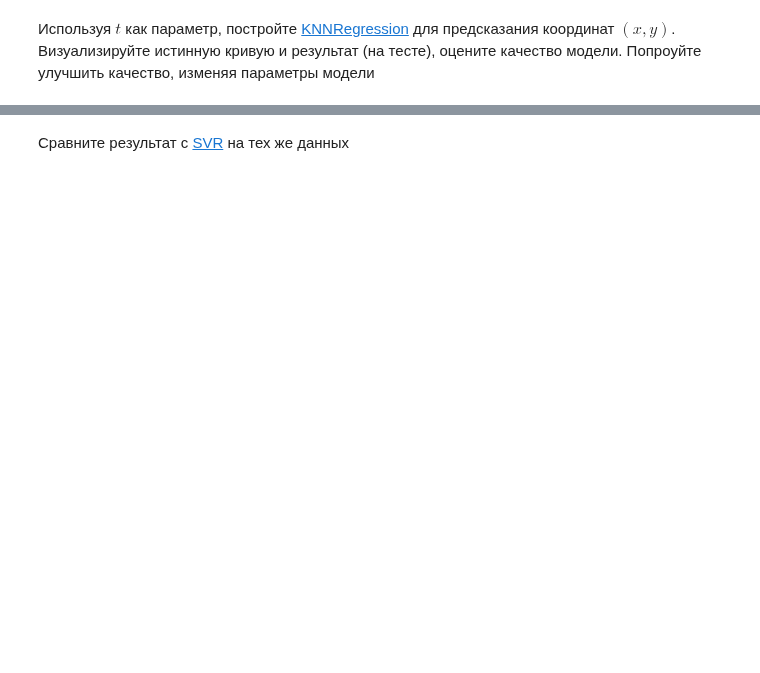
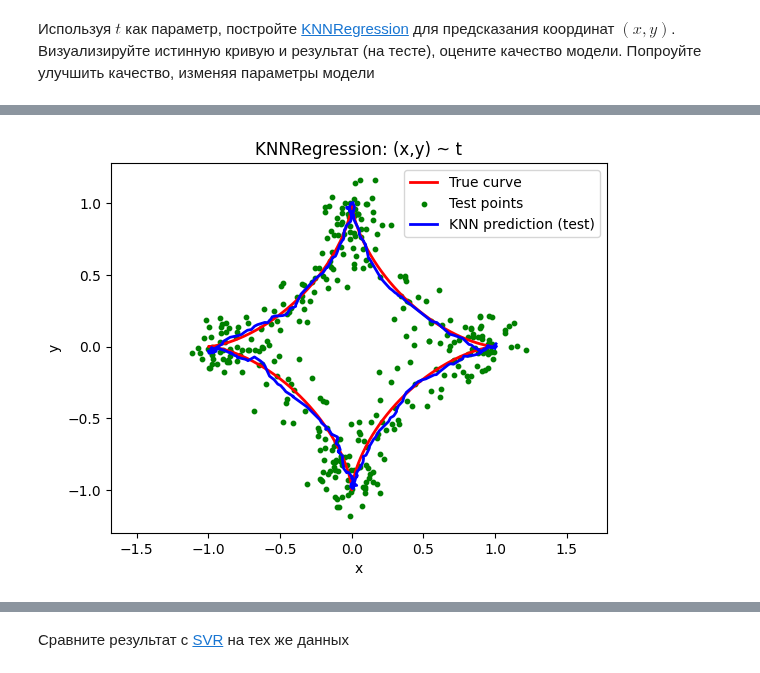
Before and after one commit to Saharochekl/FSR_ML, a Jupyter notebook: hometasks/Theme 6/Sem06_02.ipynb, the cells around one changed output, grey strips where cells are left out. Drawn from its saved outputs; the diff is of its cells as text; code cells hidden in the pictures; blank space fills up the shorter version.

```diff
--- a/hometasks/Theme 6/Sem06_02.ipynb
+++ b/hometasks/Theme 6/Sem06_02.ipynb
@@ -136,0 +463,95 @@ Your answer here
+# %%
+from sklearn.neighbors import KNeighborsRegressor
+from sklearn.metrics import mean_absolute_error, mean_squared_error, r2_score
+
+knn_base = KNeighborsRegressor(n_neighbors=11, weights="distance", p=2)
+knn_base.fit(X_train, Y_train)
+Y_pred_base = knn_base.predict(X_test)
+
+mae_base  = np.mean(np.abs(Y_pred_base - Y_test), axis=0)
+rmse_base = np.sqrt(np.mean((Y_pred_base - Y_test)**2, axis=0))
+rmse_mean_base = float(np.sqrt(np.mean((Y_pred_base - Y_test)**2)))
+r2_base   = r2_score(Y_test, Y_pred_base, multioutput="uniform_average")
+
+print(f"[BASE] n_neighbors=11, weights=distance, p=2")
+print(f"  MAE:  x={mae_base[0]:.4f}, y={mae_base[1]:.4f}")
+print(f"  RMSE: x={rmse_base[0]:.4f}, y={rmse_base[1]:.4f}, mean={rmse_mean_base:.4f}")
+print(f"  R2 (uniform_average) = {r2_base:.4f}\n")
+
+# Перебор гиперпараметров на train
+param_grid = {
+    "n_neighbors": [3, 5, 7, 11, 15, 21, 30, 50, 100],
+    "weights": ["uniform", "distance"],
+    "p": [1, 2],  # манхэттен/евклид
+}
+# усредняем MSE по двум координатам; GridSearchCV сам усреднит по выходам
+gs = GridSearchCV(
+    KNeighborsRegressor(),
+    param_grid=param_grid,
+    scoring="neg_mean_squared_error",
+    cv=5,
+    n_jobs=-1,
+    verbose=0,
+    return_train_score=True,
+)
+gs.fit(X_train, Y_train)
+
+best_knn = gs.best_estimator_
+print("Best params:", gs.best_params_, "| best CV MSE:", -gs.best_score_)
+
+# Оценка на тесте лучшей модели
+Y_pred = best_knn.predict(X_test)
+mae  = np.mean(np.abs(Y_pred - Y_test), axis=0)
+rmse = np.sqrt(np.mean((Y_pred - Y_test)**2, axis=0))
+rmse_mean = float(np.sqrt(np.mean((Y_pred - Y_test)**2)))
+r2   = r2_score(Y_test, Y_pred, multioutput="uniform_average")
+
+print(f"\n[BEST] {best_knn}")
+print(f"  MAE:  x={mae[0]:.4f}, y={mae[1]:.4f}")
+print(f"  RMSE: x={rmse[0]:.4f}, y={rmse[1]:.4f}, mean={rmse_mean:.4f}")
+print(f"  R2 (uniform_average) = {r2:.4f}")
+
+
+t_grid = np.linspace(0, 2*np.pi, 1000).reshape(-1, 1)
+curve_true = np.column_stack((np.cos(t_grid)**3, np.sin(t_grid)**3))
+
+# Упорядочим тест по t, чтобы соединить предсказания кривой линией
+order = np.argsort(X_test[:, 0])
+Xt_sorted = X_test[order]
+Yt_sorted = Y_test[order]
+Yp_sorted = Y_pred[order]
+
+plt.figure()
+# истинная кривая
+plt.plot(curve_true[:, 0], curve_true[:, 1], linewidth=2, label="True curve", color="red")
+# наблюдения теста
+plt.scatter(Y_test[:, 0], Y_test[:, 1], s=10, label="Test points", color="green")
+# предсказанная линия на тестовых t
+plt.plot(Yp_sorted[:, 0], Yp_sorted[:, 1], linewidth=2, label="KNN prediction (test)", color="blue")
+plt.title("KNNRegression: (x,y) ~ t")
+plt.xlabel("x"); plt.ylabel("y")
+plt.axis("equal")
+plt.legend()
+plt.show()
+
+# Кривые подбора (по результатам GridSearchCV) — по k для разных настроек
+res = pd.DataFrame(gs.cv_results_)
+plt.figure()
+for (w, p), grp in res.groupby(["param_weights", "param_p"]):
+    g = grp.sort_values("param_n_neighbors")
+    ks = g["param_n_neighbors"].astype(int).to_numpy()
+    score = g["mean_test_score"].to_numpy()  # neg MSE
+    plt.plot(ks, -score, marker="o", label=f"weights={w}, p={int(p)}")
+
+bp = gs.best_params_
+mask = (res["param_n_neighbors"]==bp["n_neighbors"]) & \
+       (res["param_weights"]==bp["weights"]) & \
+       (res["param_p"]==bp["p"])
+best_row = res.loc[mask].iloc[0]
+plt.scatter(int(best_row["param_n_neighbors"]), -best_row["mean_test_score"], s=120, marker="x")
+
+plt.title("KNN GridSearchCV: test MSE vs k")
+plt.xlabel("n_neighbors (k)"); plt.ylabel("mean CV MSE")
+plt.grid(True); plt.legend()
+plt.show()
+# %% [output]
@@ -136,0 +569 @@ Your answer here
+[figure, added]
```
Also changed, not shown: parts of 25 cells of this notebook.
